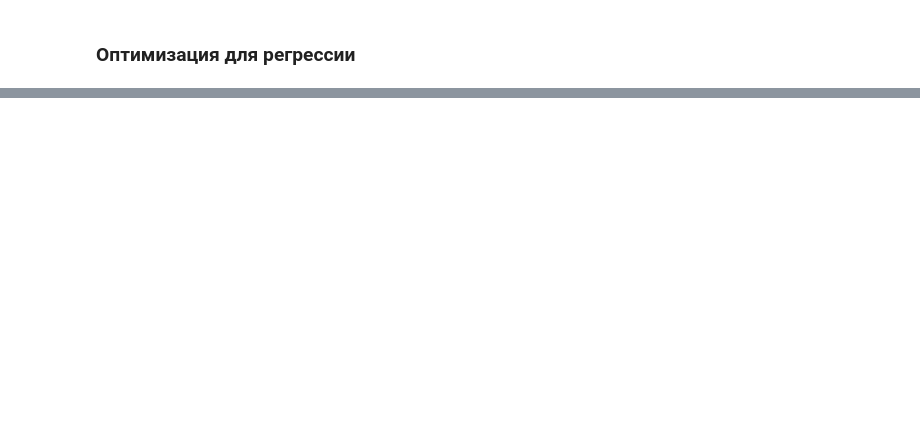
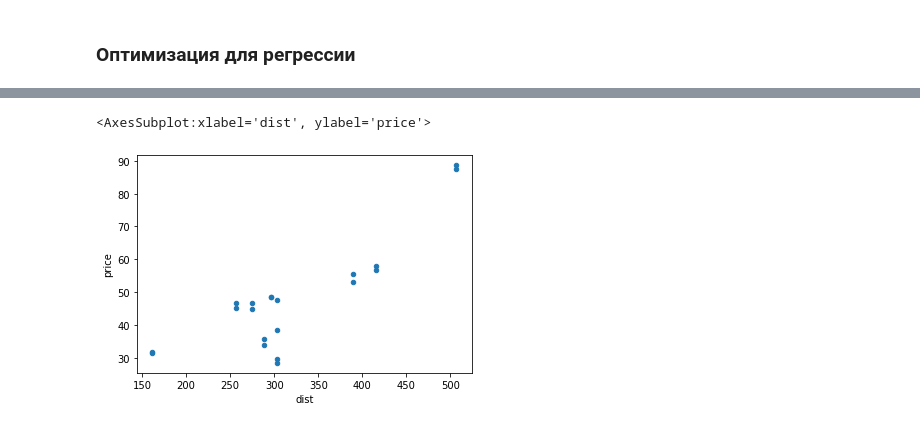
Before and after one commit to shwars/talap_ai, a Jupyter notebook: 2-DataMath/3-LinAlg/Matrices.ipynb, the cells around one changed output, grey strips where cells are left out. Cells and saved outputs as stored; diff of their text form; code cells hidden in the pictures; blank space fills up the shorter version.

```diff
--- a/2-DataMath/3-LinAlg/Matrices.ipynb
+++ b/2-DataMath/3-LinAlg/Matrices.ipynb
@@ -295,0 +367,3 @@ plt.plot(x,a*x+b,color='r')
+# %%
+wc = pd.read_csv("data/worldcities.csv")
+wc
@@ -295,0 +389,13 @@ plt.plot(x,a*x+b,color='r')
+# %%
+from haversine import haversine,Unit
+
+def get_ll(z):
+    return wc[(wc['city'].apply(lambda x: x.upper())==z)&(wc['country']=='Spain')][['lat','lng']].to_numpy()[0]
+# %%
+
+def dist(x,y):
+    p1 = get_ll(x)
+    p2 = get_ll(y)
+    return haversine(p1,p2,Unit.KILOMETERS)
+
+dist('BARCELONA','VALENCIA')
@@ -295,0 +404,3 @@ plt.plot(x,a*x+b,color='r')
+# %%
+res['dist'] = res.apply(lambda x : dist(x['origin'],x['destination']),axis=1)
+res
@@ -295,0 +425,5 @@ plt.plot(x,a*x+b,color='r')
+# %%
+res.plot.scatter('dist','price')
+# %% [output]
+<AxesSubplot:xlabel='dist', ylabel='price'>
+[figure, added]
```
Also changed, not shown: parts of 55 cells of this notebook, 2 other files.
